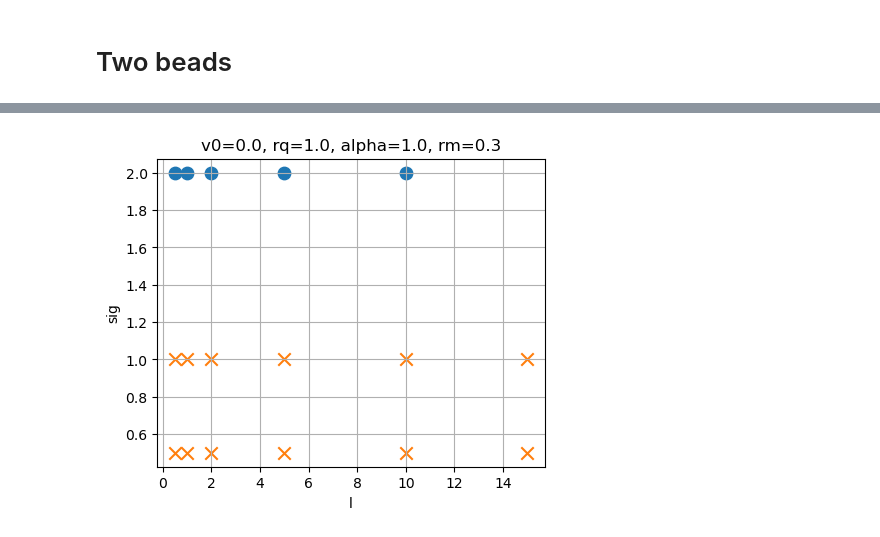
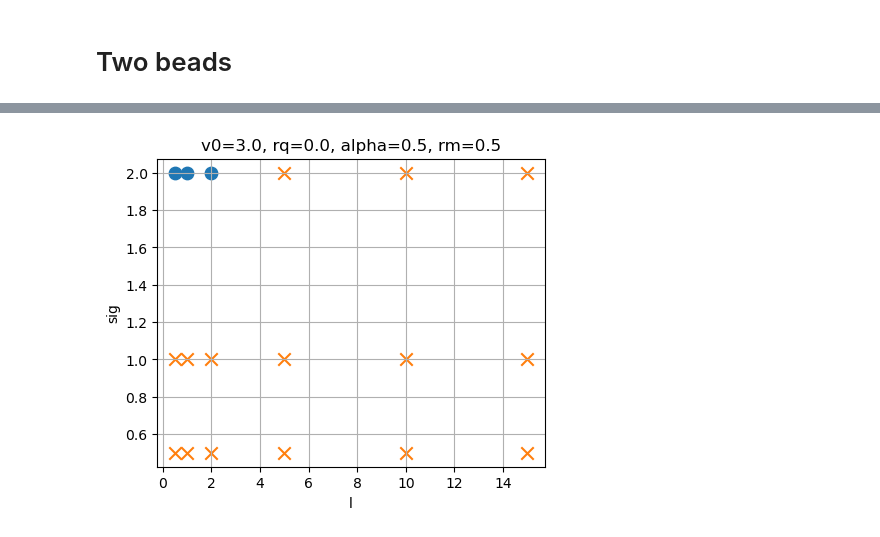
Before and after one commit to pvblop/Memory-Phase-Field-Models, a Jupyter notebook: equation_solver_bd_dist/analysis_sweep.ipynb, the cells around one changed output, grey strips where cells are left out. Cells and saved outputs as stored; diff of their text form; code cells hidden in the pictures.

```diff
--- a/equation_solver_bd_dist/analysis_sweep.ipynb
+++ b/equation_solver_bd_dist/analysis_sweep.ipynb
@@ -331,7 +331,7 @@ plt.show()
 # %% [markdown]
 # Two beads
 # %%
-base_dir = "outputs/two_bd/two_beads"
+base_dir = "outputs/two_beads"
 
 df = scan(base_dir)
 display(df)
@@ -459,16 +459,16 @@ v0:
 # %%
 plot_binary_phase_scatter(
     df,
     x="l",
     y="sig",
     fixed={
-        "v0": 0.0,
-        "rq": 1.0,
-        "alpha": 1.0,
-        "rm": 0.3
+        "v0": 3.0,
+        "rq": 0.0,
+        "alpha": 0.5,
+        "rm": 0.5
     }
 )
 
 plt.show()
 # %% [output]
-[figure, old version]
+[figure, new version]
```
Also changed, not shown: parts of 5 cells of this notebook.
